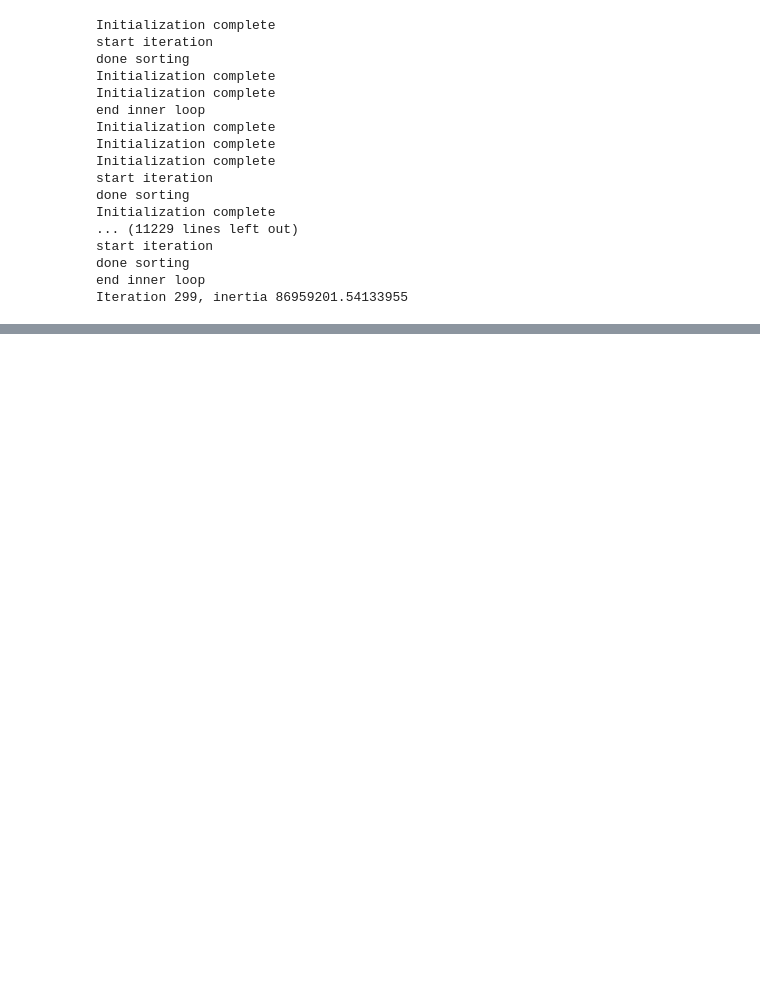
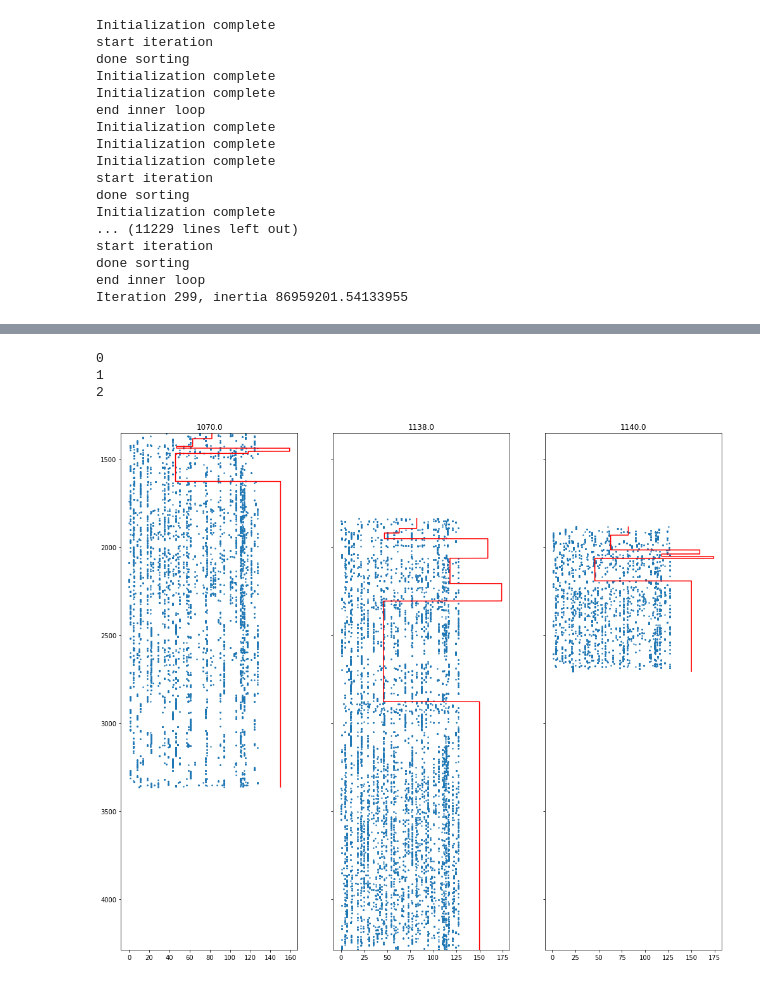
Before and after one commit to stevejpurves/geohack, a Jupyter notebook: symbolic_coder.ipynb, the cells around one changed output, grey strips where cells are left out. Cells and saved outputs as stored; diff of their text form; code cells hidden in the pictures; blank space fills up the shorter version.

```diff
--- a/symbolic_coder.ipynb
+++ b/symbolic_coder.ipynb
@@ -22,10 +22,13 @@ Having loaded well logs compute features
 data = load_data(os.path.join('../../','augData.esa'))
 # %%
 data.dropna(inplace=True)
+#feat_cols=[col for col in data.columns if col not in [u'idWlb', u'MD', u'DT', u'DEN', u'NEU', u'RDEP', u'GR', u'FM']]
 feat_cols=[col for col in data.columns if col not in [u'idWlb', u'MD', u'DT', u'DEN', u'NEU', u'RDEP', u'GR', u'FM']]
+
 features=data[feat_cols]
 labels=data[ u'FM']
 wells=data[ u'idWlb']
+MD=data[ u'MD']
 
 features.describe()
 # %% [output]
@@ -154,0 +154,24 @@ features
+# %%
+idWells=wells.unique()
+#for idWell in idWells:
+
+minMD=100000
+maxMD=0
+fig, ax = plt.subplots(nrows=1, ncols=3, sharey=True, figsize=(17, 15))
+for iPlot,idWell in enumerate(idWells[10:13]):
+    print iPlot
+    idx=wells[wells==idWell].index
+    ax[iPlot].scatter(S[idx],MD[idx],s=2)
+    maxMD=max(maxMD,max(MD[idx]))
+    minMD=min(minMD,min(MD[idx]))
+    ax[iPlot].set_title(str(idWell))
+    ax[iPlot].plot(labels[idx],MD[idx],c='r')
+ax[0].set_ylim(maxMD, minMD)
+
+plt.show()
+#    print idWell, len(wells[wells==idWell])
+# %% [output]
+0
+1
+2
+[figure, added]
```
Also changed, not shown: parts of 4 cells of this notebook, 1 other file.
